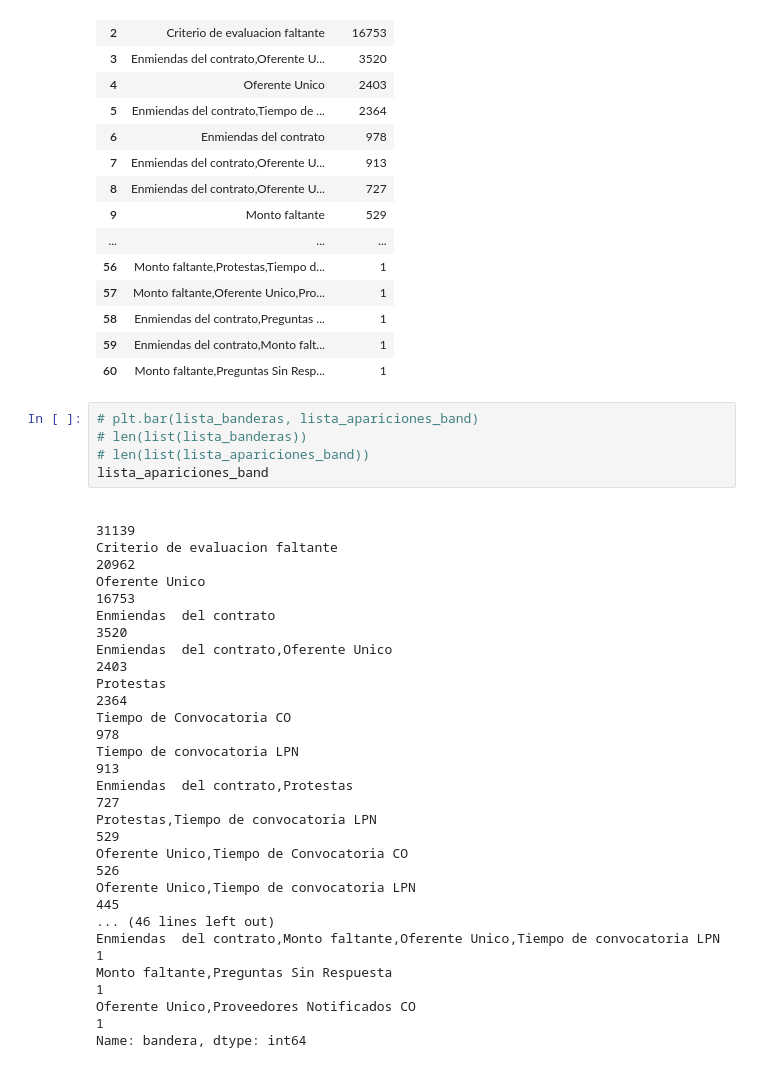
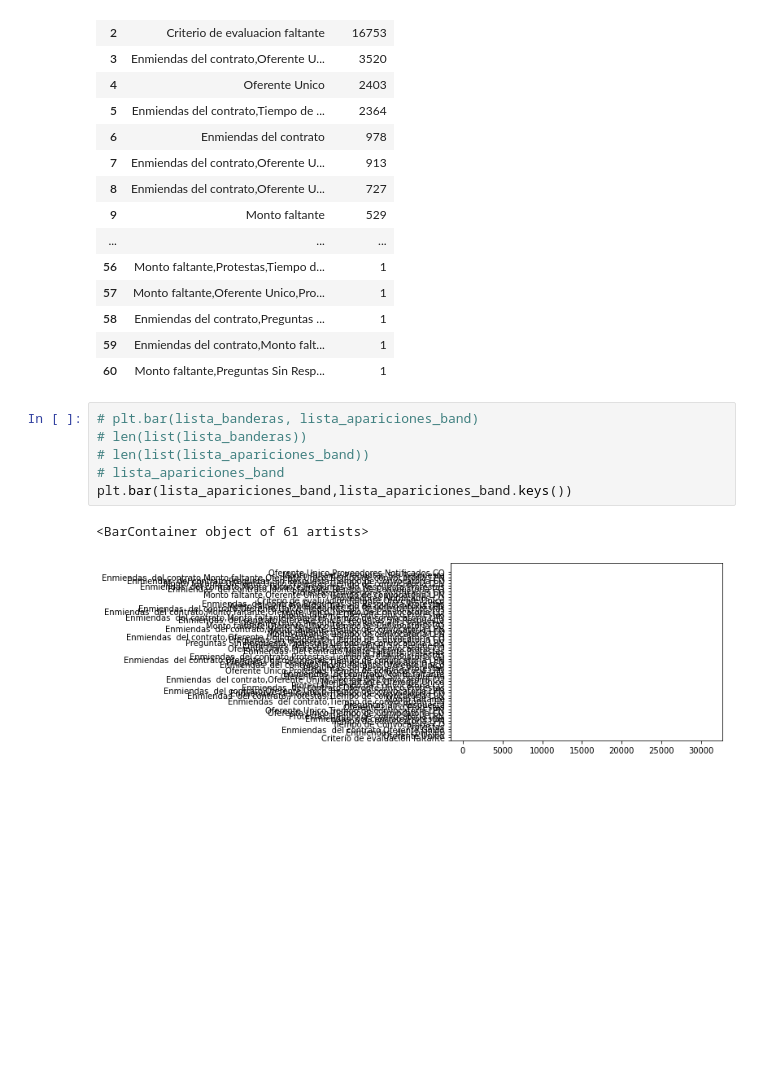
Before and after one commit to matiaslopezs/analisisComplaints, a Jupyter notebook: AnalisisComplaints.ipynb, the cells around one changed output. Saved outputs shown, nothing was run; the diff lists cells and outputs as text; blank space fills up the shorter version.

```diff
--- a/AnalisisComplaints.ipynb
+++ b/AnalisisComplaints.ipynb
@@ -329,23 +329,9 @@ pd.DataFrame(list(zip(lista_banderas, lista_apariciones_band)),
 # %%
 # plt.bar(lista_banderas, lista_apariciones_band)
 # len(list(lista_banderas))
 # len(list(lista_apariciones_band))
-lista_apariciones_band
+# lista_apariciones_band
+plt.bar(lista_apariciones_band,lista_apariciones_band.keys())
 # %% [output]
-                                                                                    31139
-Criterio de evaluacion faltante                                                     20962
-Oferente Unico                                                                      16753
-Enmiendas  del contrato                                                              3520
-Enmiendas  del contrato,Oferente Unico                                               2403
-Protestas                                                                            2364
-Tiempo de Convocatoria CO                                                             978
-Tiempo de convocatoria LPN                                                            913
-Enmiendas  del contrato,Protestas                                                     727
-Protestas,Tiempo de convocatoria LPN                                                  529
-Oferente Unico,Tiempo de Convocatoria CO                                              526
-Oferente Unico,Tiempo de convocatoria LPN                                             445
-... (46 lines left out)
-Enmiendas  del contrato,Monto faltante,Oferente Unico,Tiempo de convocatoria LPN        1
-Monto faltante,Preguntas Sin Respuesta                                                  1
-Oferente Unico,Proveedores Notificados CO                                               1
-Name: bandera, dtype: int64
+<BarContainer object of 61 artists>
+[figure, added]
```
